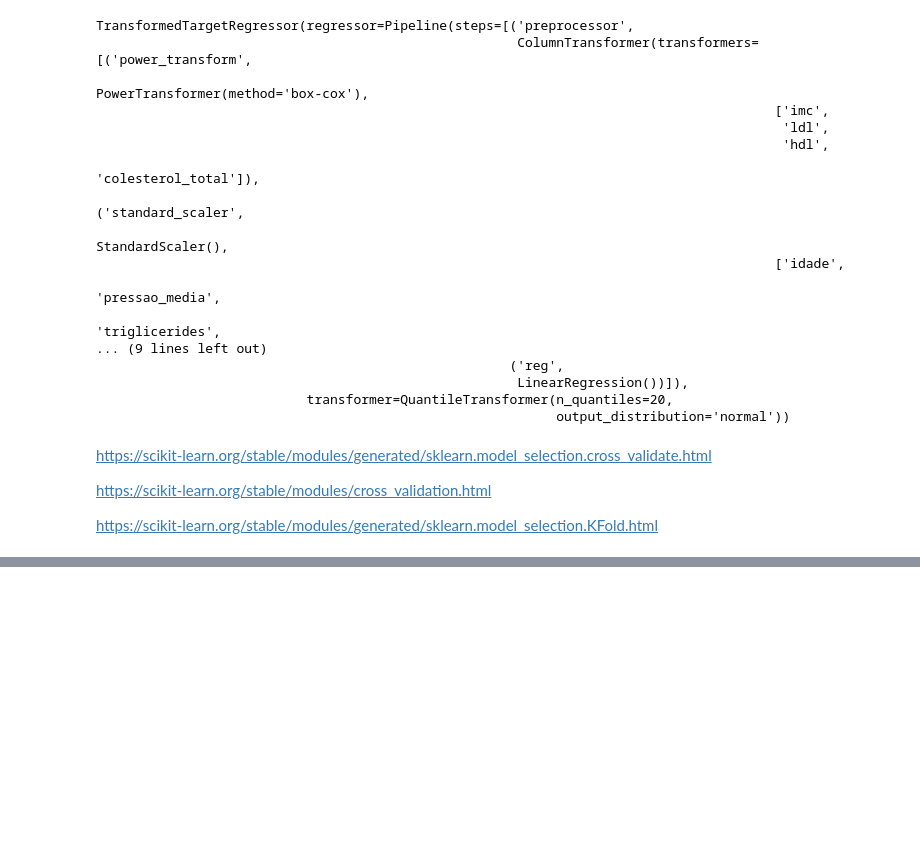
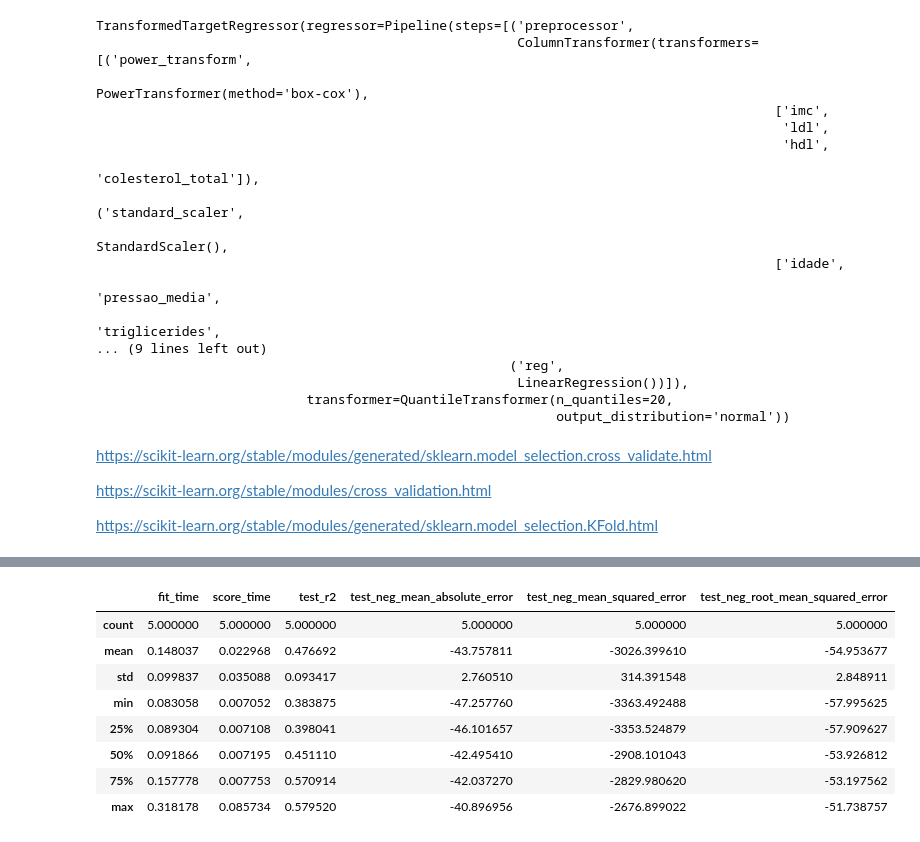
Before and after one commit to PauloViniciusR/Modelos_regressao, a Jupyter notebook: notebooks/08_validacao_cruzada.ipynb, the cells around one changed output, grey strips where cells are left out. Drawn from its saved outputs; the diff is of its cells as text; code cells hidden in the pictures; blank space fills up the shorter version.

```diff
--- a/notebooks/08_validacao_cruzada.ipynb
+++ b/notebooks/08_validacao_cruzada.ipynb
@@ -129,13 +129,6 @@ colunas_standard_scaler
 categorias_ordinal_encoder = [
     ["2-3", "4-5", "6+"],
 ]
-# %%
-X = df.drop(columns="target")
-y = df["target"]
-
-X_train, X_test, y_train, y_test = train_test_split(
-    X, y, test_size=0.2, random_state=RANDOM_STATE
-)
 # %%
 preprocessamento = ColumnTransformer(
     [
@@ -230,3 +223,7 @@ scores
         -3363.49248789]),
  'test_neg_root_mean_squared_error': array([-53.92681191, -51.73875745, -57.90962683, -53.19756216,
         -57.99562473])}
+# %%
+scores_df = pd.DataFrame(scores)
+
+scores_df
@@ -232,0 +237,12 @@ scores
+# %%
+scores_df.describe()
+# %% [output]
+|  | fit_time | score_time | test_r2 | test_neg_mean_absolute_error | test_neg_mean_squared_error | test_neg_root_mean_squared_error |
+| count | 5.000000 | 5.000000 | 5.000000 | 5.000000 | 5.000000 | 5.000000 |
+| mean | 0.148037 | 0.022968 | 0.476692 | -43.757811 | -3026.399610 | -54.953677 |
+| std | 0.099837 | 0.035088 | 0.093417 | 2.760510 | 314.391548 | 2.848911 |
+| min | 0.083058 | 0.007052 | 0.383875 | -47.257760 | -3363.492488 | -57.995625 |
+| 25% | 0.089304 | 0.007108 | 0.398041 | -46.101657 | -3353.524879 | -57.909627 |
+| 50% | 0.091866 | 0.007195 | 0.451110 | -42.495410 | -2908.101043 | -53.926812 |
+| 75% | 0.157778 | 0.007753 | 0.570914 | -42.037270 | -2829.980620 | -53.197562 |
+| max | 0.318178 | 0.085734 | 0.579520 | -40.896956 | -2676.899022 | -51.738757 |
```
Also changed, not shown: parts of 2 cells of this notebook.
